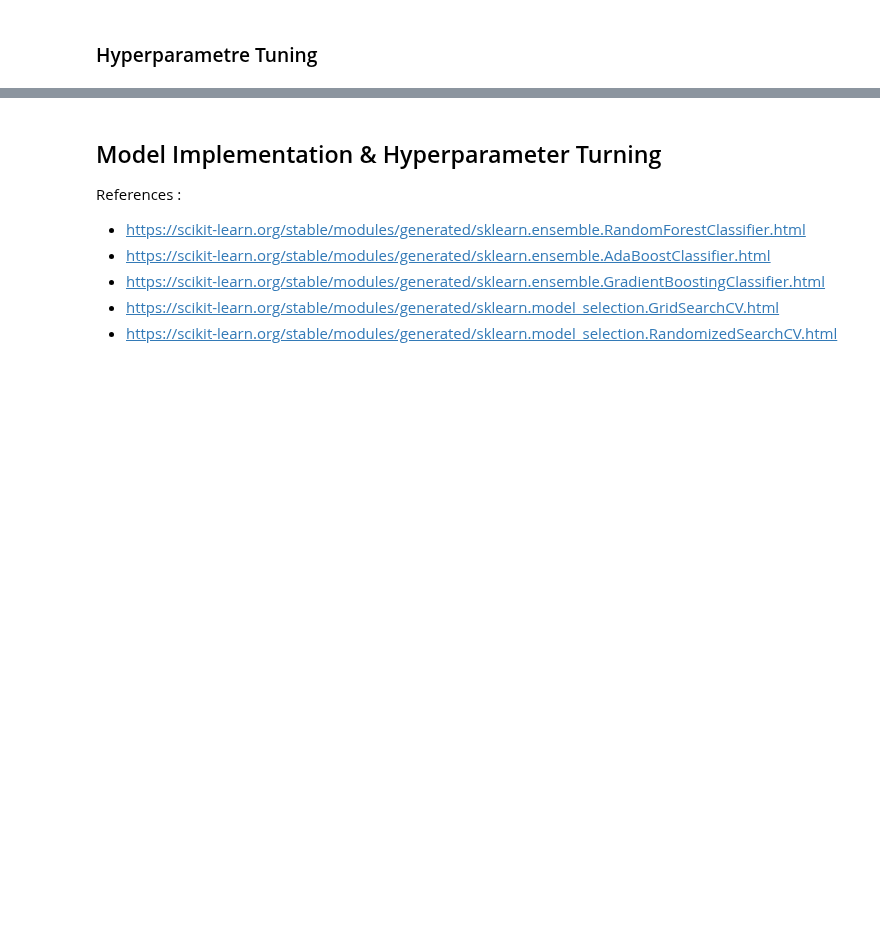
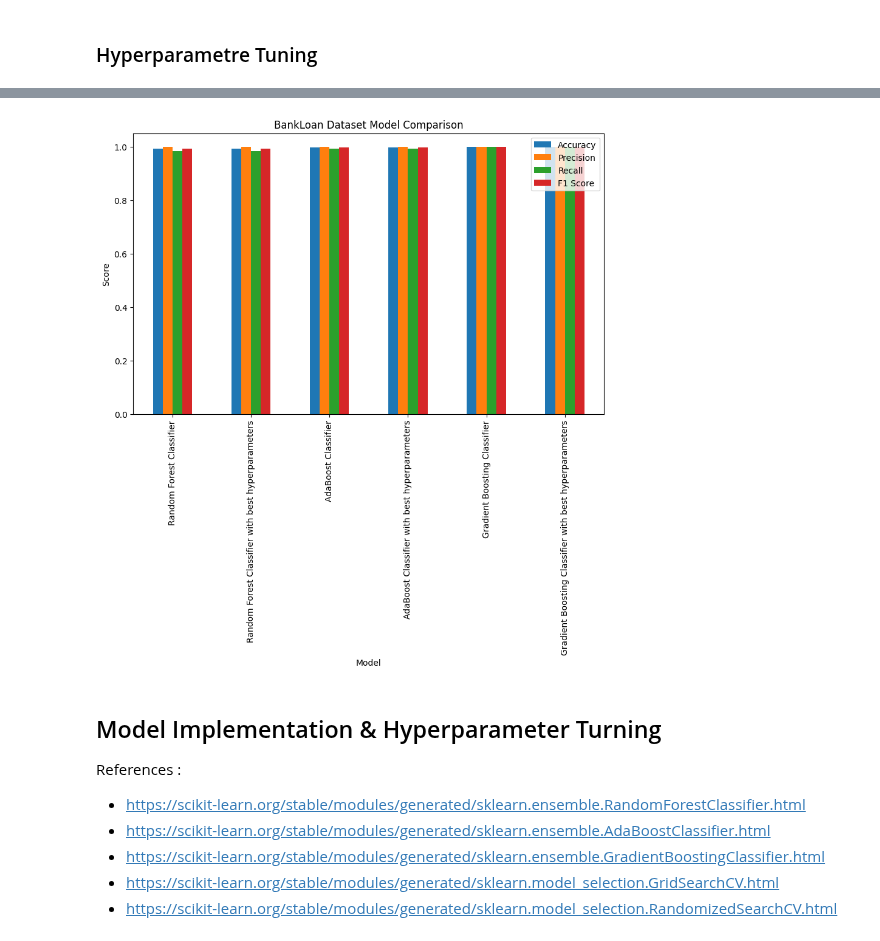
Before and after one commit to yahiaehab10/Ensemble-Models-Comparison, a Jupyter notebook: BanknoteAuthentication.ipynb, the cells around one changed output, grey strips where cells are left out. Saved outputs shown, nothing was run; the diff lists cells and outputs as text; code cells hidden in the pictures; blank space fills up the shorter version.

```diff
--- a/BanknoteAuthentication.ipynb
+++ b/BanknoteAuthentication.ipynb
@@ -92,7 +117,7 @@ param_grid = {
     "bootstrap": bootstrap,
 }
 
-clf = GridSearchCV(rf_1, param_grid, cv=10, scoring="accuracy")
+clf = GridSearchCV(rf, param_grid, cv=10, scoring="accuracy")
 clf.fit(X_train, y_train)
 print("Best Parameters:", clf.best_params_)
 print("Best Accuracy:", clf.best_score_)
@@ -102,9 +127,9 @@ Best Accuracy: 0.9927189324437032
 # %%
 # Training the model with the best parameters
-rf = RandomForestClassifier(
+rf_best = RandomForestClassifier(
     n_estimators=clf.best_params_["n_estimators"],
     max_features=clf.best_params_["max_features"],
     bootstrap=clf.best_params_["bootstrap"],
 )
 
-rf.fit(X_train, y_train)
+rf_best.fit(X_train, y_train)
@@ -166,11 +211,11 @@ Best Parameters: {'algorithm': 'SAMME', 'learning_rate': 0.5, 'n_estimators': 50
 Best Accuracy: 0.9981734778982485
 # %%
 # Training the model with the best parameters
-ada = AdaBoostClassifier(
+ada_best = AdaBoostClassifier(
     n_estimators=clf.best_params_["n_estimators"],
     learning_rate=clf.best_params_["learning_rate"],
     random_state=clf.best_params_["random_state"],
     algorithm=clf.best_params_["algorithm"],
 )
 
-ada.fit(X_train, y_train)
+ada_best.fit(X_train, y_train)
@@ -224,10 +292,9 @@ print("Best Accuracy:", clf.best_score_)
 # %%
 # Training the model with the best parameters
-gb = GradientBoostingClassifier(
+gb_best = GradientBoostingClassifier(
     n_estimators=clf.best_params_["n_estimators"],
     learning_rate=clf.best_params_["learning_rate"],
-    subsample=clf.best_params_["subsample"],
     loss=clf.best_params_["loss"],
 )
 
-gb.fit(X_train, y_train)
+gb_best.fit(X_train, y_train)
@@ -250,3 +392,14 @@ print("F1 Score:", f1)
+# %%
+# Another type of plot
+model_comparison.plot(kind="bar", x="Model", figsize=(10, 6))
+
+plt.title("BankLoan Dataset Model Comparison")
+plt.xlabel("Model")
+plt.ylabel("Score")
+plt.xticks(rotation=90)
+plt.show()
+# %% [output]
+[figure, added]
 # %% [markdown]
 ## Model Implementation & Hyperparameter Turning
 
```
Also changed, not shown: parts of 16 cells of this notebook, 3 other files.
